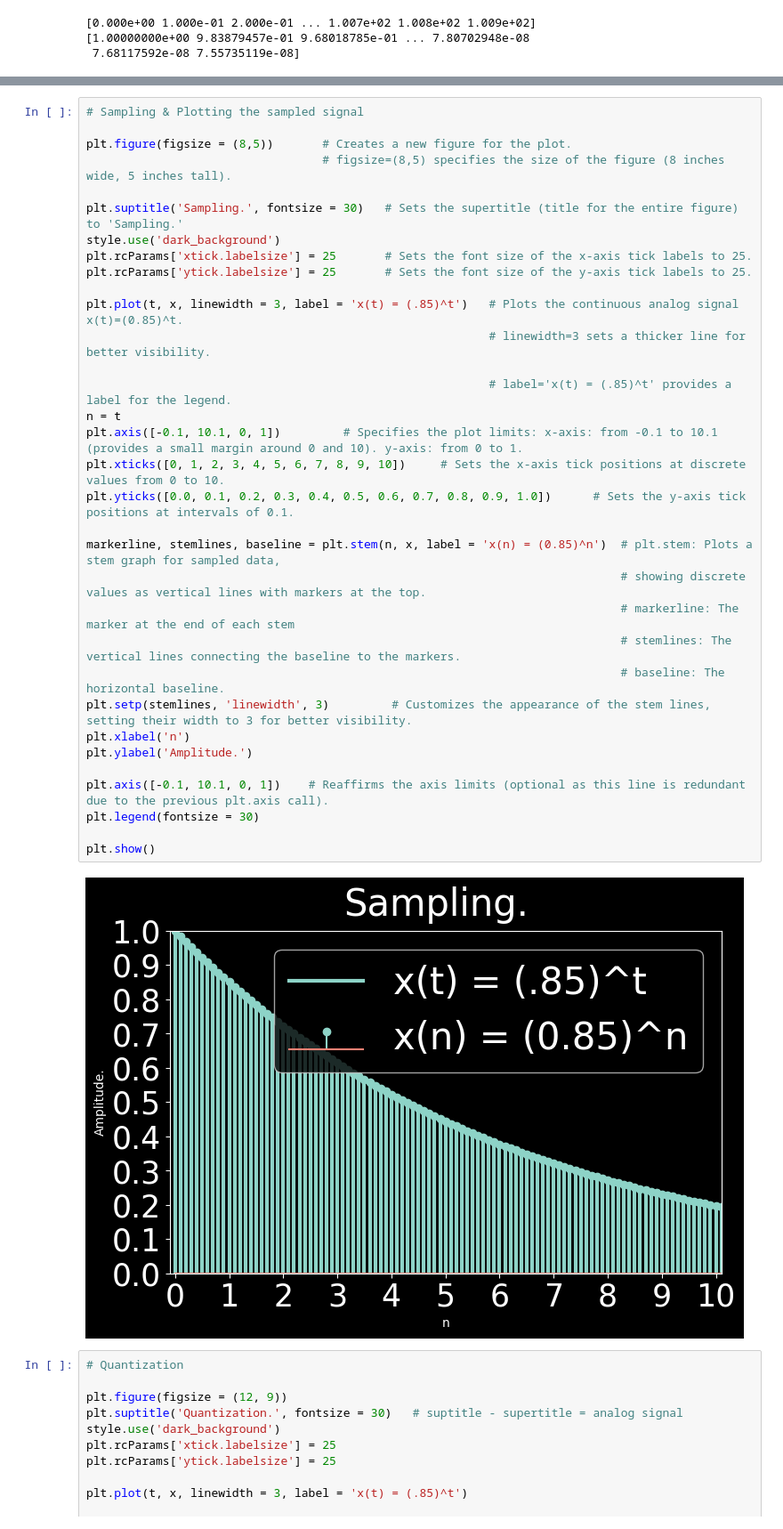
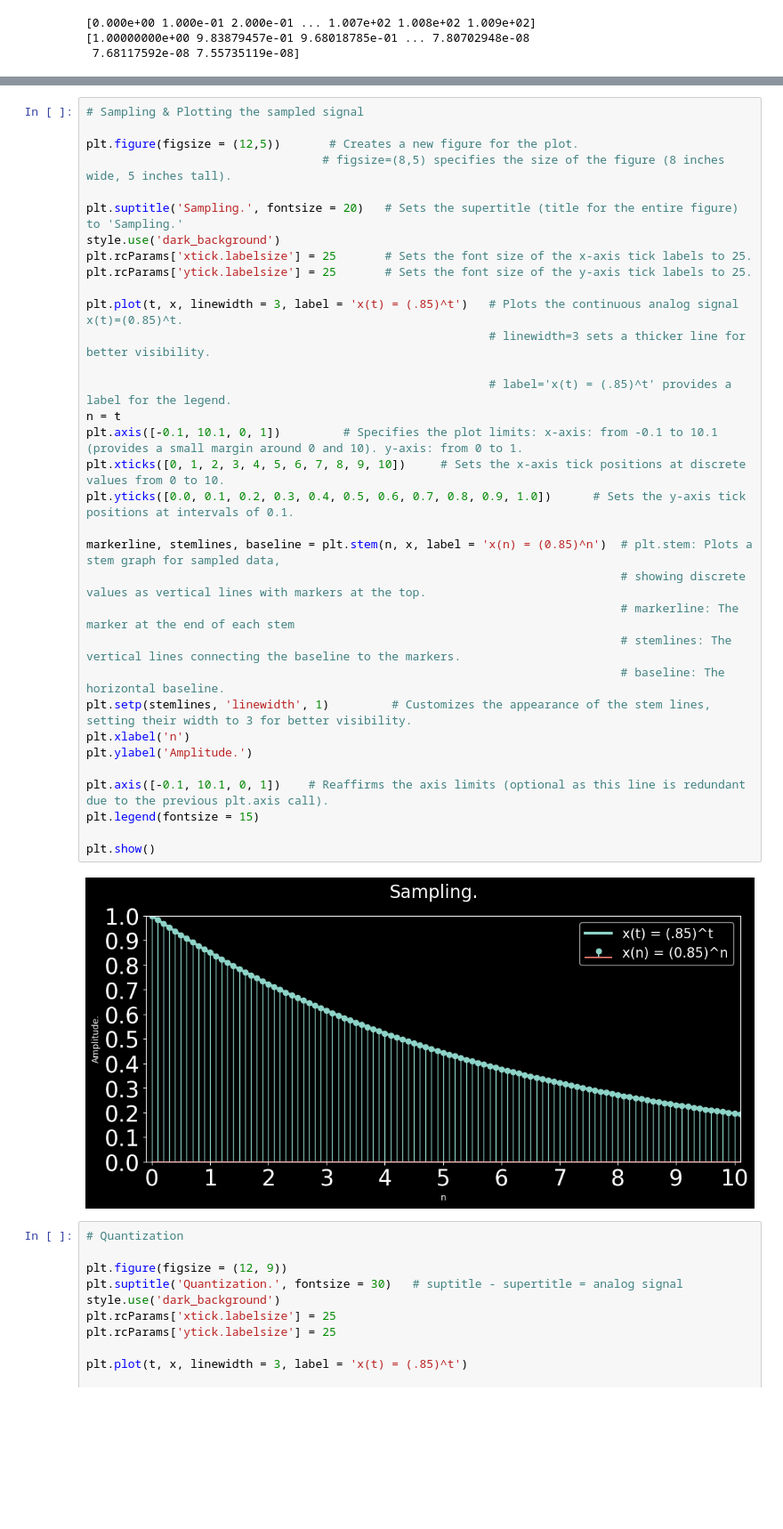
Before and after one commit to sharna33/CSE_3210_DSP, a Jupyter notebook: CSE_3210_LAB_1.ipynb, the cells around one changed output, grey strips where cells are left out. Shown at 89% size. Saved outputs shown, nothing was run; the diff lists cells and outputs as text; blank space fills up the shorter version.

```diff
--- a/CSE_3210_LAB_1.ipynb
+++ b/CSE_3210_LAB_1.ipynb
@@ -43,38 +43,38 @@ plt.show()
 # %%
 # Sampling & Plotting the sampled signal
 
-plt.figure(figsize = (8,5))       # Creates a new figure for the plot.
+plt.figure(figsize = (12,5))       # Creates a new figure for the plot.
                                   # figsize=(8,5) specifies the size of the figure (8 inches wide, 5 inches tall).
 
-plt.suptitle('Sampling.', fontsize = 30)   # Sets the supertitle (title for the entire figure) to 'Sampling.'
+plt.suptitle('Sampling.', fontsize = 20)   # Sets the supertitle (title for the entire figure) to 'Sampling.'
 style.use('dark_background')
 plt.rcParams['xtick.labelsize'] = 25       # Sets the font size of the x-axis tick labels to 25.
 plt.rcParams['ytick.labelsize'] = 25       # Sets the font size of the y-axis tick labels to 25.
 
 plt.plot(t, x, linewidth = 3, label = 'x(t) = (.85)^t')   # Plots the continuous analog signal x(t)=(0.85)^t.
                                                           # linewidth=3 sets a thicker line for better visibility.
 
                                                           # label='x(t) = (.85)^t' provides a label for the legend.
 n = t
 plt.axis([-0.1, 10.1, 0, 1])         # Specifies the plot limits: x-axis: from -0.1 to 10.1 (provides a small margin around 0 and 10). y-axis: from 0 to 1.
 plt.xticks([0, 1, 2, 3, 4, 5, 6, 7, 8, 9, 10])     # Sets the x-axis tick positions at discrete values from 0 to 10.
 plt.yticks([0.0, 0.1, 0.2, 0.3, 0.4, 0.5, 0.6, 0.7, 0.8, 0.9, 1.0])      # Sets the y-axis tick positions at intervals of 0.1.
 
 markerline, stemlines, baseline = plt.stem(n, x, label = 'x(n) = (0.85)^n')  # plt.stem: Plots a stem graph for sampled data,
                                                                              # showing discrete values as vertical lines with markers at the top.
                                                                              # markerline: The marker at the end of each stem
                                                                              # stemlines: The vertical lines connecting the baseline to the markers.
                                                                              # baseline: The horizontal baseline.
-plt.setp(stemlines, 'linewidth', 3)         # Customizes the appearance of the stem lines, setting their width to 3 for better visibility.
+plt.setp(stemlines, 'linewidth', 1)         # Customizes the appearance of the stem lines, setting their width to 3 for better visibility.
 plt.xlabel('n')
 plt.ylabel('Amplitude.')
 
 plt.axis([-0.1, 10.1, 0, 1])    # Reaffirms the axis limits (optional as this line is redundant due to the previous plt.axis call).
-plt.legend(fontsize = 30)
+plt.legend(fontsize = 15)
 
 plt.show()
 # %% [output]
-[figure, old version]
+[figure, new version]
 # %%
 # Quantization
 
```
